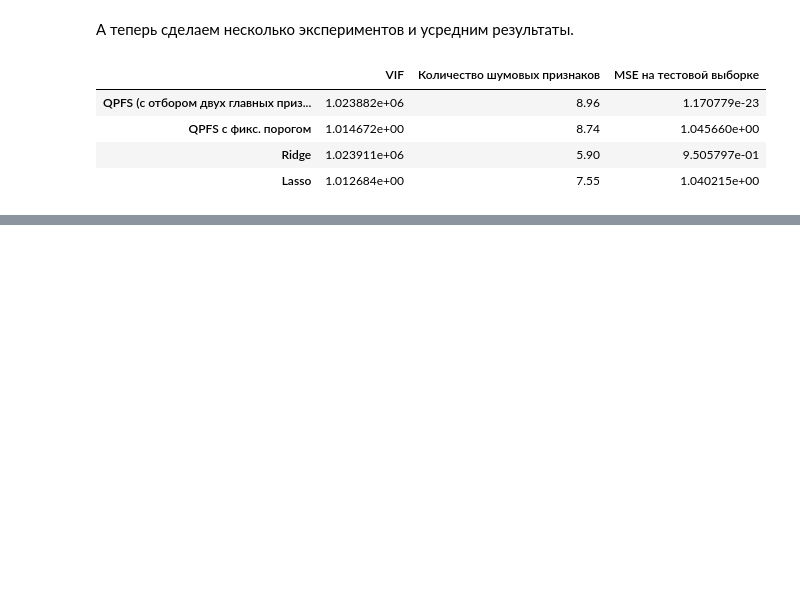
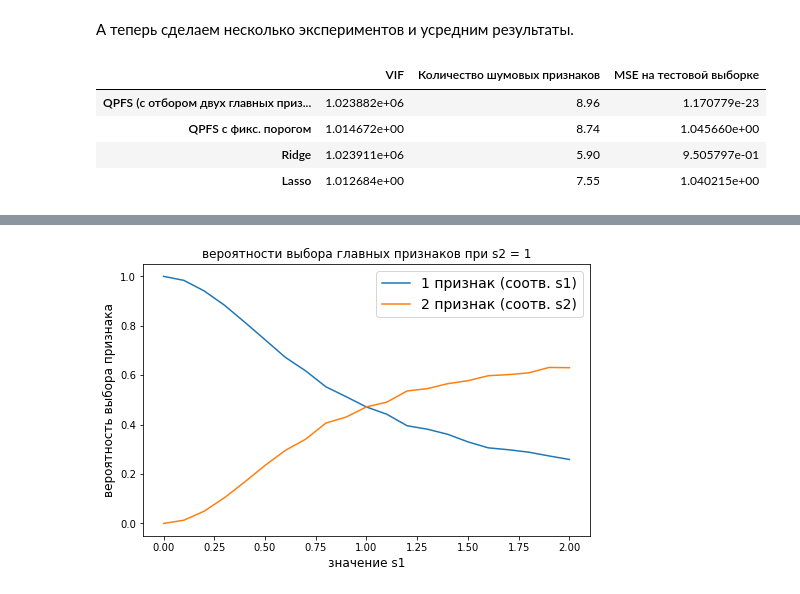
Before and after one commit to Intelligent-Systems-Phystech/2021-Project-87, a Jupyter notebook: code/Базовый эксперимент и сравнение методов.ipynb, the cells around one changed output, grey strips where cells are left out. Cells and saved outputs as stored; diff of their text form; code cells hidden in the pictures; blank space fills up the shorter version.

```diff
--- a/code/Базовый эксперимент и сравнение методов.ipynb
+++ b/code/Базовый эксперимент и сравнение методов.ipynb
@@ -266,0 +426,43 @@ show_results(mean_results)
+# %%
+train_sample_size = 1000
+noise_features = 10
+
+
+# коэф-т регуляризации для Ridge и Lasso
+alpha = 0.01
+
+test_size = 100
+# %%
+s2=1
+
+s1_values = np.linspace(0, 2, 21)
+
+first_prob = []
+second_prob = []
+
+for s1 in s1_values:
+    X_train, y_train = get_all_second_data(train_sample_size, noise_features,
+                                           s1=s1, s2=s2)
+
+    res = []
+
+    for i in range(10):
+        X_train, y_train = get_all_second_data(train_sample_size, noise_features,
+                                               s1=s1, s2=s2)
+        res.append(get_qpfs_experiment(X_train, y_train))
+    res = np.array(res).mean(axis=0)
+
+    first_prob.append(res[0])
+    second_prob.append(res[1])
+# %%
+plt.figure(figsize=(8, 5))
+plt.plot(s1_values, first_prob, label='1 признак (соотв. s1)')
+plt.plot(s1_values, second_prob, label='2 признак (соотв. s2)')
+
+plt.title('вероятности выбора главных признаков при s2 = 1')
+plt.ylabel('вероятность выбора признака', fontsize=12)
+plt.xlabel(r'значение s1', fontsize=12)
+plt.legend(loc='best', fontsize=14)
+plt.show()
+# %% [output]
+[figure, added]
```
Also changed, not shown: parts of 35 cells of this notebook.
